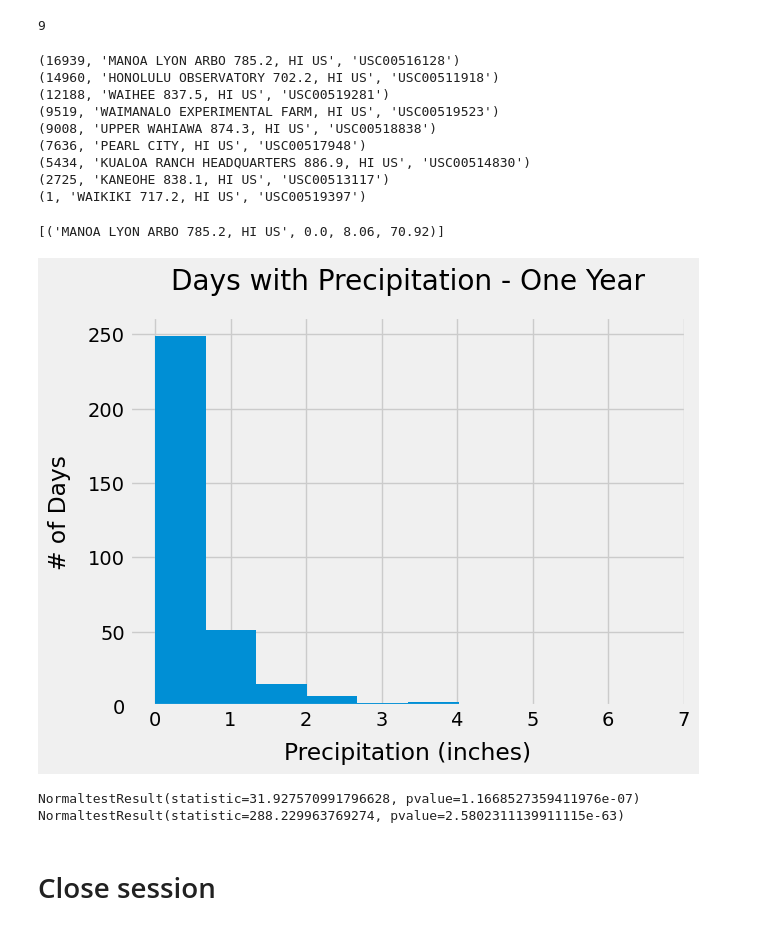
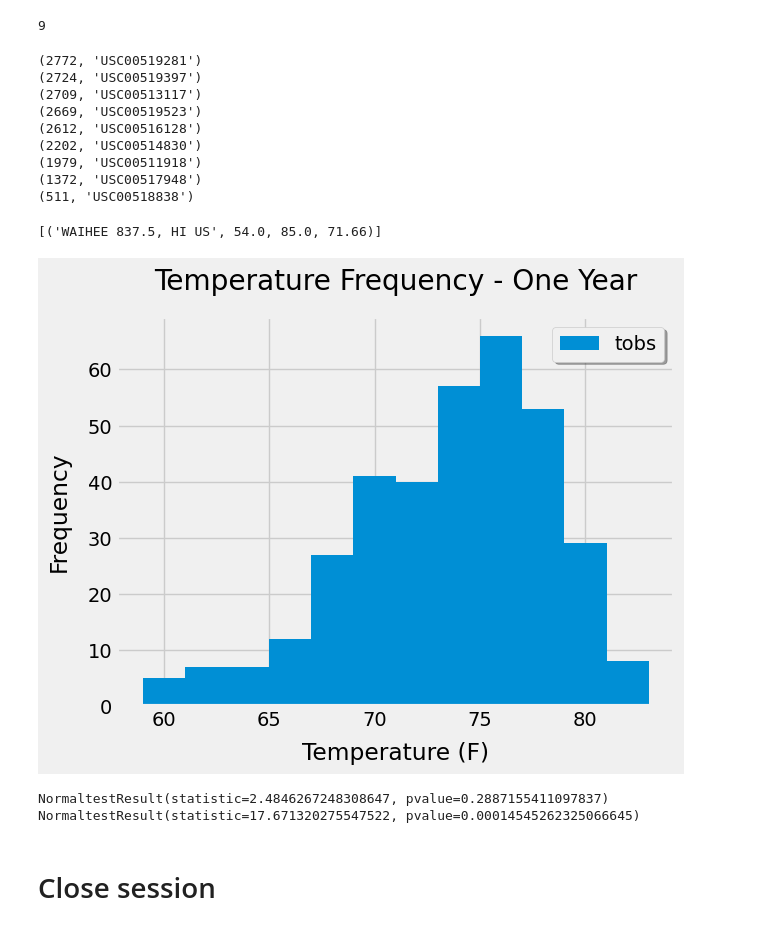
Before and after one commit to vgpass/sqlalchemy-challenge, a Jupyter notebook: SurfsUp/Instructions/climate_starter_final.ipynb, the cells around one changed output. Saved outputs shown, nothing was run; the diff lists cells and outputs as text; code cells hidden in the pictures.

```diff
--- a/SurfsUp/Instructions/climate_starter_final.ipynb
+++ b/SurfsUp/Instructions/climate_starter_final.ipynb
@@ -173,32 +173,31 @@ station_number
 # Design a query to find the most active stations (i.e. what stations have the most rows?)
 # List the stations and the counts in descending order.
 
-station_activity = session.query(Measure.id, Station.name, Measure.station).\
-    filter(Measure.station == Station.station).\
+station_activity = session.query(func.count(Measure.id), Measure.station).\
     group_by(Measure.station).\
-    order_by(Measure.id.desc()).all()
+    order_by(func.count(Measure.id).desc()).all()
 
 for x in station_activity:
     print(x)
 # %% [output]
-(16939, 'MANOA LYON ARBO 785.2, HI US', 'USC00516128')
-(14960, 'HONOLULU OBSERVATORY 702.2, HI US', 'USC00511918')
-(12188, 'WAIHEE 837.5, HI US', 'USC00519281')
-(9519, 'WAIMANALO EXPERIMENTAL FARM, HI US', 'USC00519523')
-(9008, 'UPPER WAHIAWA 874.3, HI US', 'USC00518838')
-(7636, 'PEARL CITY, HI US', 'USC00517948')
-(5434, 'KUALOA RANCH HEADQUARTERS 886.9, HI US', 'USC00514830')
-(2725, 'KANEOHE 838.1, HI US', 'USC00513117')
-(1, 'WAIKIKI 717.2, HI US', 'USC00519397')
+(2772, 'USC00519281')
+(2724, 'USC00519397')
+(2709, 'USC00513117')
+(2669, 'USC00519523')
+(2612, 'USC00516128')
+(2202, 'USC00514830')
+(1979, 'USC00511918')
+(1372, 'USC00517948')
+(511, 'USC00518838')
 # %%
 # Using the most active station id from the previous query, calculate the lowest, highest, and average temperature.
 
-most_active_station = session.query(Station.name, func.min(Measure.prcp)\
-    , func.max(Measure.prcp)\
+most_active_station = session.query(Station.name, func.min(Measure.tobs)\
+    , func.max(Measure.tobs)\
     , func.round(func.avg(Measure.tobs),2)).\
     filter(Measure.station == Station.station).\
-    filter(Measure.station == 'USC00516128').all()
+    filter(Measure.station == 'USC00519281').all()
 
 most_active_station
 # %% [output]
-[('MANOA LYON ARBO 785.2, HI US', 0.0, 8.06, 70.92)]
+[('WAIHEE 837.5, HI US', 54.0, 85.0, 71.66)]
@@ -205,34 +217,32 @@ most_active_station
 # %%
 # Using the most active station id
 # Query the last 12 months of temperature observation data for this station and plot the results as a histogram
 
-most_active_station_temp = session.query(Station.name, Measure.date, Measure.prcp).\
-    filter(Measure.station == Station.station).\
-    filter(Measure.station == 'USC00516128').\
+most_active_station_temp = session.query(Measure.date, Measure.tobs).\
+    filter(Measure.station == 'USC00519281').\
     filter(Measure.date >= year_ago).\
     filter(Measure.date <= current).\
-    filter(Measure.prcp != 'None').\
     order_by(Measure.date).all()
 
 # Save query results to a dataframe
 
 df = pd.DataFrame(most_active_station_temp)
 
 # Plot results as a histogram
 
 import scipy.stats as st
-plt.hist(df['prcp'])
-plt.style.use('fivethirtyeight')
-plt.title('Days with Precipitation - One Year', pad=20)
-plt.xlabel('Precipitation (inches)', labelpad=8)
-plt.ylabel('# of Days', labelpad=12)
+plt.hist(df['tobs'], bins=12)
+plt.title('Temperature Frequency - One Year', pad=20)
+plt.legend(['tobs'], shadow=True, loc='upper right')
+plt.xlabel('Temperature (F)', labelpad=8)
+plt.ylabel('Frequency', labelpad=12)
 plt.show()
-print(st.normaltest(df['prcp'].sample(50)))
-print(st.normaltest(df['prcp'].sample(300)))
+print(st.normaltest(df['tobs'].sample(50)))
+print(st.normaltest(df['tobs'].sample(300)))
 # %% [output]
-[figure, old version]
+[figure, new version]
-NormaltestResult(statistic=31.927570991796628, pvalue=1.1668527359411976e-07)
-NormaltestResult(statistic=288.229963769274, pvalue=2.5802311139911115e-63)
+NormaltestResult(statistic=2.4846267248308647, pvalue=0.2887155411097837)
+NormaltestResult(statistic=17.671320275547522, pvalue=0.00014545262325066645)
 # %% [markdown]
 # Close session
 # %%
```
Also changed, not shown: parts of 3 cells of this notebook, 1 other file.
